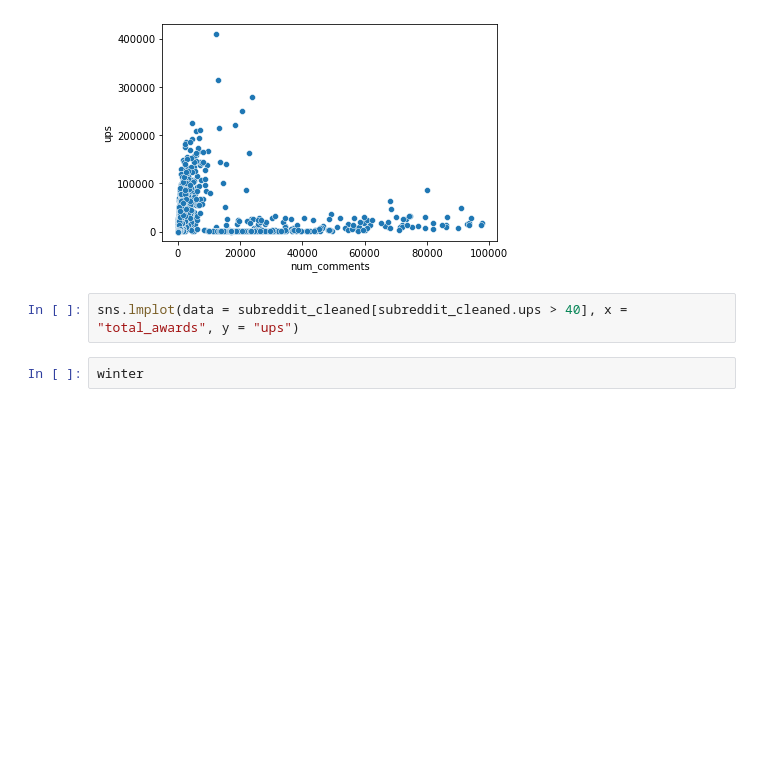
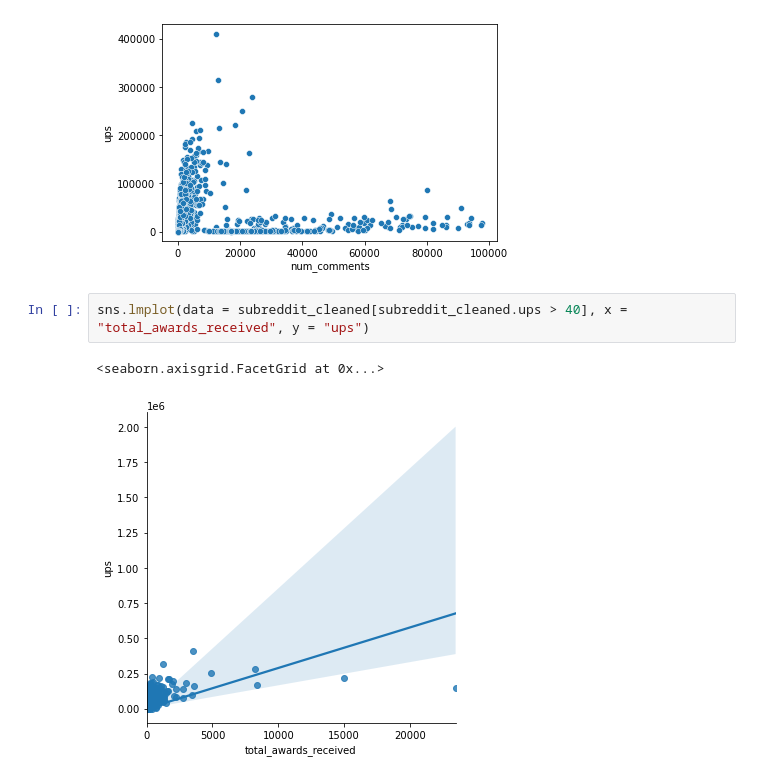
Before and after one commit to ElleNajt/ErdosInstitute-SIG_Project, a Jupyter notebook: CleaningRedditData.ipynb, the cells around one changed output. Saved outputs shown, nothing was run; the diff lists cells and outputs as text; blank space fills up the shorter version.

```diff
--- a/CleaningRedditData.ipynb
+++ b/CleaningRedditData.ipynb
@@ -79,6 +189,7 @@ sns.scatterplot(data = subreddit_cleaned[subreddit_cleaned.ups > 40], x = "num_c
 <AxesSubplot:xlabel='num_comments', ylabel='ups'>
 [figure]
 # %%
-sns.lmplot(data = subreddit_cleaned[subreddit_cleaned.ups > 40], x = "total_awards", y = "ups")
+sns.lmplot(data = subreddit_cleaned[subreddit_cleaned.ups > 40], x = "total_awards_received", y = "ups")
+# %% [output]
+<seaborn.axisgrid.FacetGrid at 0x...>
+[figure, added]
-# %%
-winter
```
Also changed, not shown: parts of 29 cells of this notebook, 1 other file.
